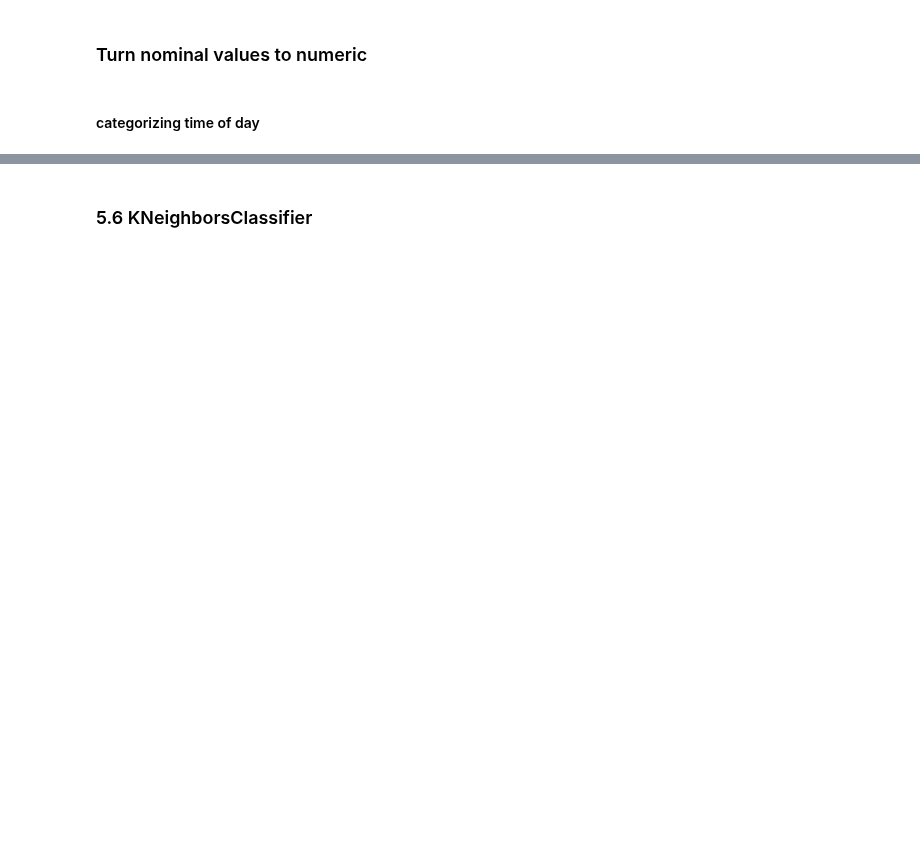
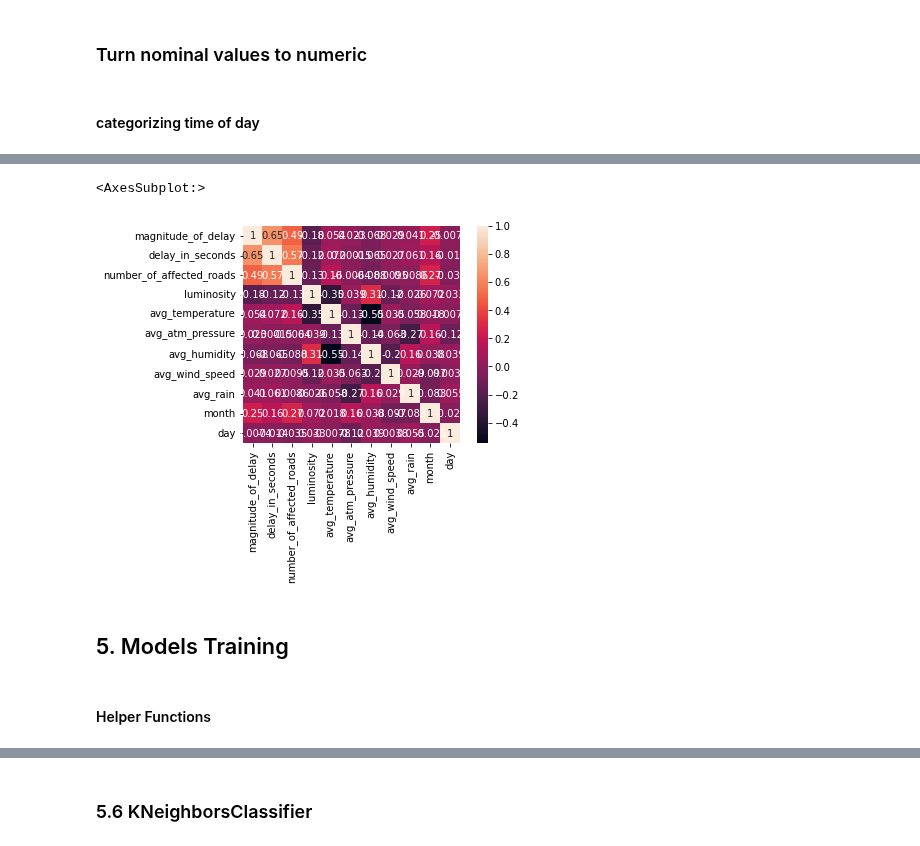
Before and after one commit to rsaSantos/DAA-Project, a Jupyter notebook: Task 2 (Competition)/incidents.ipynb, the cells around one changed output, grey strips where cells are left out. Drawn from its saved outputs; the diff is of its cells as text; code cells hidden in the pictures; blank space fills up the shorter version.

Commit message:
baseline final incidents

```diff
--- a/Task 2 (Competition)/incidents.ipynb
+++ b/Task 2 (Competition)/incidents.ipynb
@@ -66 +45,10 @@ testData = pd.read_csv('data/test_data.csv')
+# %%
+train_data = pd.read_csv('data/training_data.csv')
+test_data = pd.read_csv('data/test_data.csv')
+
+# Add a "fake target" column to the test data
+test_data['incidents'] = "test-only"
+
+# Concatenate the training and test data
+dataset = pd.concat([train_data, test_data], axis=0)
 # %% [markdown]
@@ -174 +140,5 @@ memory usage: 507.9+ KB
+# %%
+# Drop city name and avg_precipitation: always the same value
+dataset.drop('avg_precipitation', axis=1, inplace=True)
+dataset.drop('city_name', axis=1, inplace=True)
 # %% [markdown]
@@ -267,15 +184,12 @@ testData.drop('city_name',axis=1,inplace=True)
 ###  Turn nominal values to numeric
 # %%
 dict_magnitude_of_delay = {'UNDEFINED': 0, 'MODERATE':1, 'MAJOR':3}
-trainingData['magnitude_of_delay'] = trainingData['magnitude_of_delay'].map(dict_magnitude_of_delay)
-testData['magnitude_of_delay'] = testData['magnitude_of_delay'].map(dict_magnitude_of_delay)
+dataset['magnitude_of_delay'] = dataset['magnitude_of_delay'].map(dict_magnitude_of_delay)
 
 dict_luminosity = {'LOW_LIGHT': 0, 'LIGHT':1, 'DARK':2}
-trainingData['luminosity'] = trainingData['luminosity'].map(dict_luminosity)
-testData['luminosity'] = testData['luminosity'].map(dict_luminosity)
+dataset['luminosity'] = dataset['luminosity'].map(dict_luminosity)
 
 dict_avg_rain = {'Sem Chuva': 0, 'chuva fraca': 1, 'chuva moderada': 2, 'chuva forte': 3}
-trainingData['avg_rain'] = trainingData['avg_rain'].map(dict_avg_rain)
-testData['avg_rain'] = testData['avg_rain'].map(dict_avg_rain)
+dataset['avg_rain'] = dataset['avg_rain'].map(dict_avg_rain)
 # %% [markdown]
 #### categorizing time of day
@@ -441,0 +196,21 @@ Fitting 5 folds for each of 25 candidates, totalling 125 fits
+# %%
+# Use the hour and month value as continuous variables
+# Create a binary variable for weekend or not
+def create_time_variables(dataset):
+    #add 2 column with the month and day from time_of_day
+    dataset['month'] = pd.DatetimeIndex(dataset['record_date']).month
+    dataset['day'] = pd.DatetimeIndex(dataset['record_date']).day
+    return dataset
+
+
+dataset = create_time_variables(dataset)
+
+dataset.drop('record_date', axis=1, inplace=True)
+# %%
+corr_matrix = dataset.corr()
+sns.heatmap(corr_matrix,square=True, annot=True)
+# %% [output]
+<AxesSubplot:>
+[figure, added]
+# %% [markdown]
+## 5. Models Training
@@ -441,0 +220,2 @@ Fitting 5 folds for each of 25 candidates, totalling 125 fits
+# %% [markdown]
+#### Helper Functions
```
Also changed, not shown: parts of 102 cells of this notebook, 5 other files.
